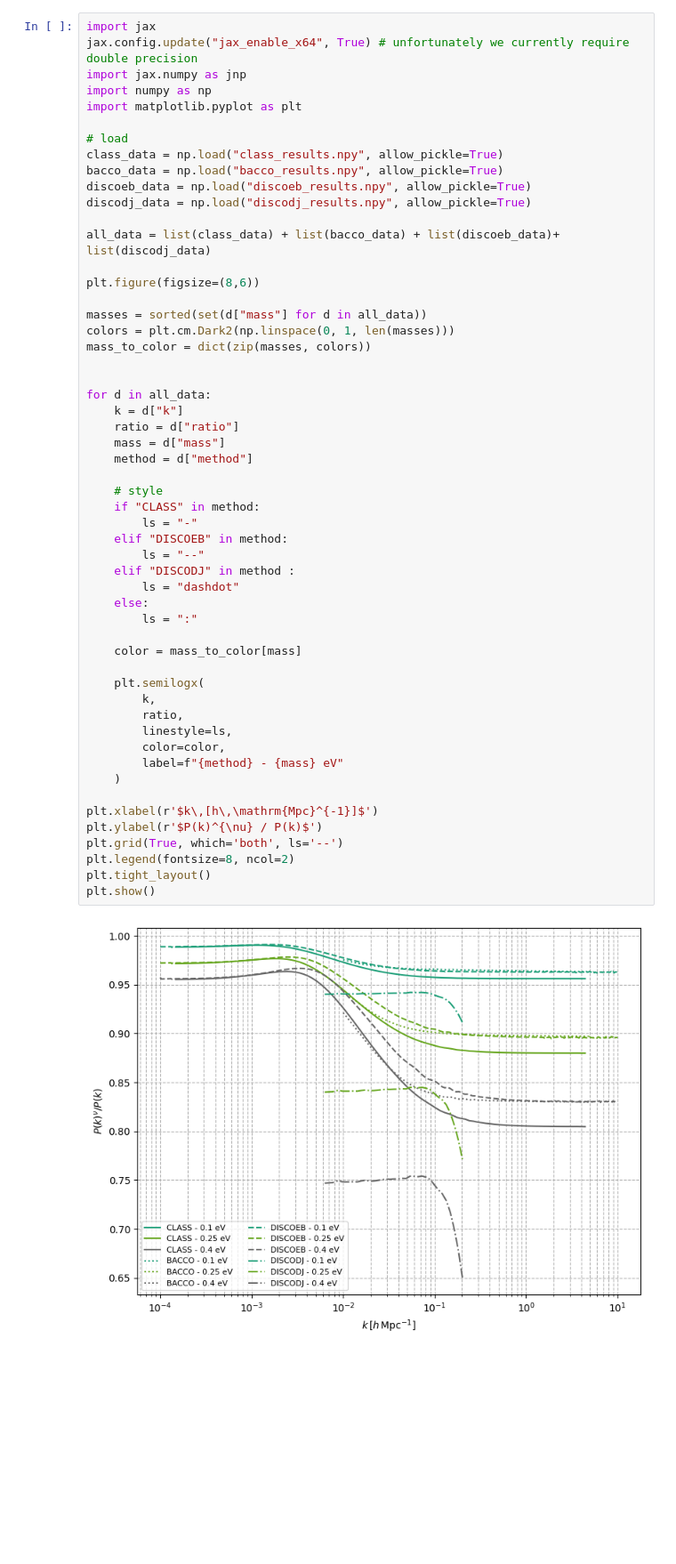
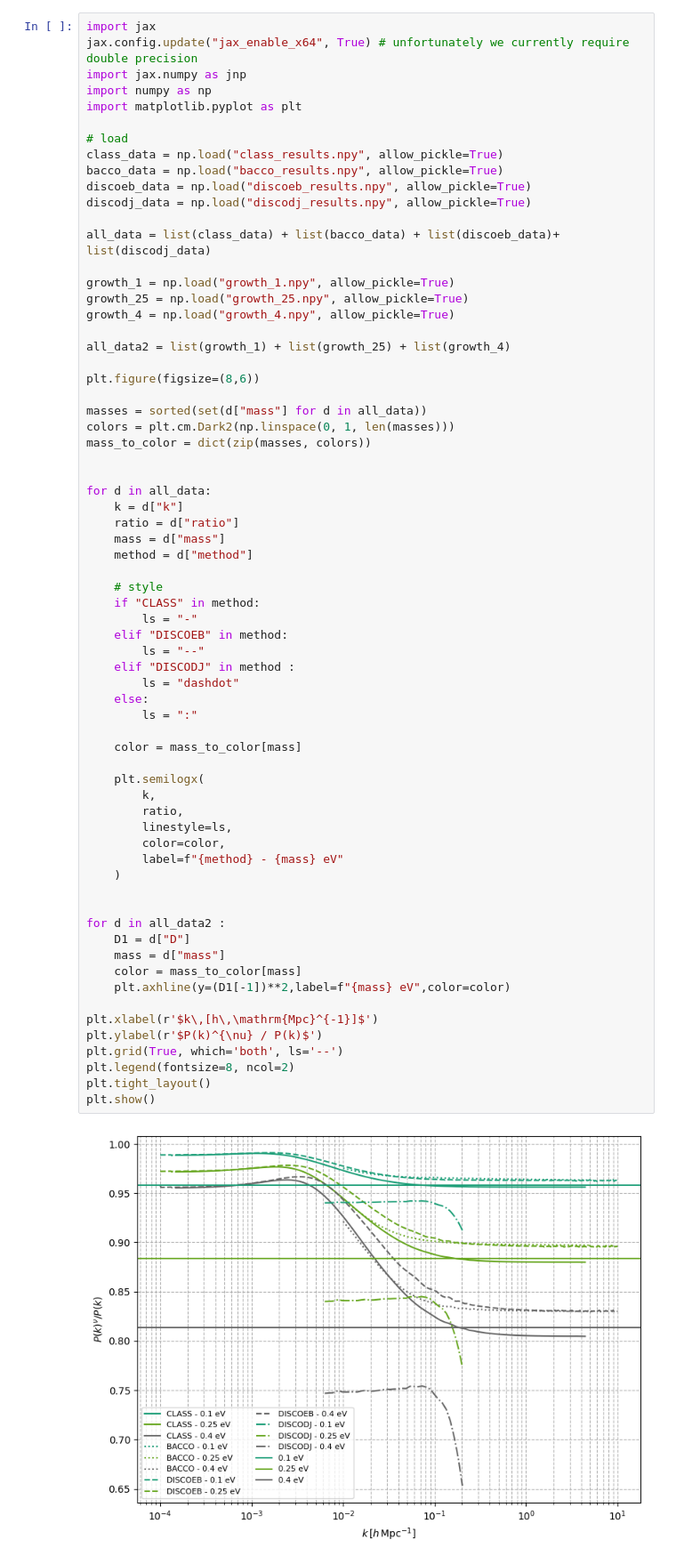
Before and after one commit to Xantyos13/DISCO-DJ, a Jupyter notebook: Neutrinos/Comparaison.ipynb, the cells around one changed output. Shown at 89% size. Saved outputs shown, nothing was run; the diff lists cells and outputs as text; blank space fills up the shorter version.

```diff
--- a/Neutrinos/Comparaison.ipynb
+++ b/Neutrinos/Comparaison.ipynb
@@ -12,6 +12,12 @@ discoeb_data = np.load("discoeb_results.npy", allow_pickle=True)
 discodj_data = np.load("discodj_results.npy", allow_pickle=True)
 
 all_data = list(class_data) + list(bacco_data) + list(discoeb_data)+ list(discodj_data)
+
+growth_1 = np.load("growth_1.npy", allow_pickle=True)
+growth_25 = np.load("growth_25.npy", allow_pickle=True)
+growth_4 = np.load("growth_4.npy", allow_pickle=True)
+
+all_data2 = list(growth_1) + list(growth_25) + list(growth_4)
 
 plt.figure(figsize=(8,6))
 
@@ -26,31 +32,38 @@ for d in all_data:
     mass = d["mass"]
     method = d["method"]
 
     # style
     if "CLASS" in method:
         ls = "-"
     elif "DISCOEB" in method:
         ls = "--"
     elif "DISCODJ" in method :
         ls = "dashdot"
     else:
         ls = ":"
 
     color = mass_to_color[mass]
 
     plt.semilogx(
         k,
         ratio,
         linestyle=ls,
         color=color,
         label=f"{method} - {mass} eV"
     )
 
+
+for d in all_data2 :
+    D1 = d["D"]
+    mass = d["mass"]
+    color = mass_to_color[mass]
+    plt.axhline(y=(D1[-1])**2,label=f"{mass} eV",color=color)
+
 plt.xlabel(r'$k\,[h\,\mathrm{Mpc}^{-1}]$')
 plt.ylabel(r'$P(k)^{\nu} / P(k)$')
 plt.grid(True, which='both', ls='--')
 plt.legend(fontsize=8, ncol=2)
 plt.tight_layout()
 plt.show()
 # %% [output]
-[figure, old version]
+[figure, new version]
```
Also changed, not shown: 7 other files.
